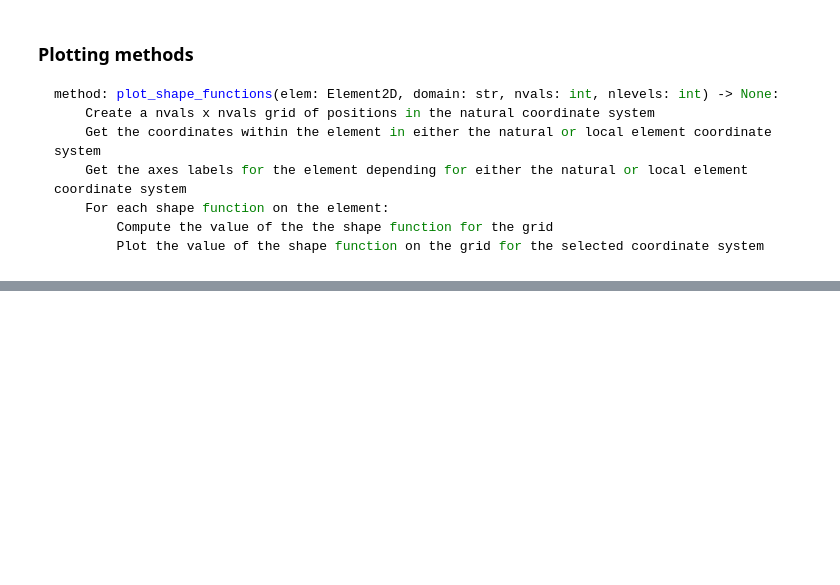
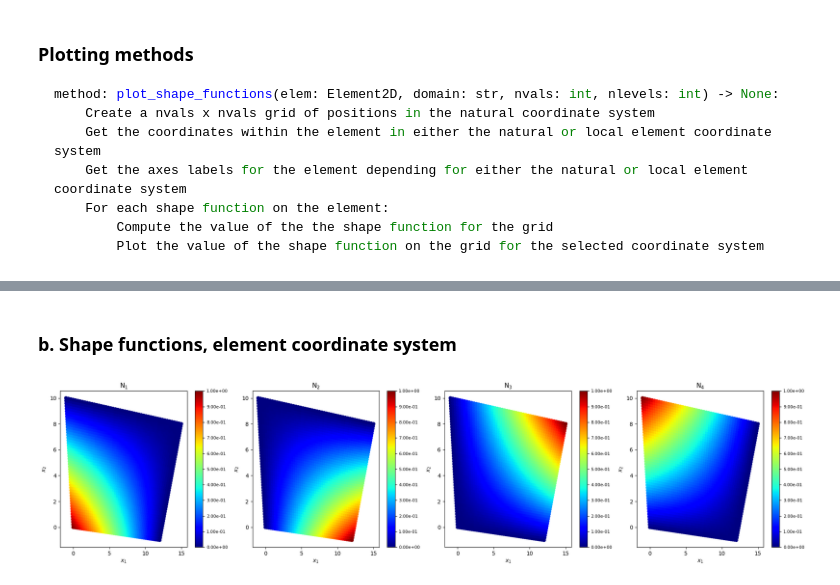
Before and after one commit to mnolaya/theory-of-fea, a Jupyter notebook: homeworks/hw2/hw2_soln.ipynb, the cells around one changed output, grey strips where cells are left out. Cells and saved outputs as stored; diff of their text form; code cells hidden in the pictures; blank space fills up the shorter version.

```diff
--- a/homeworks/hw2/hw2_soln.ipynb
+++ b/homeworks/hw2/hw2_soln.ipynb
@@ -358,0 +360,7 @@ fig.tight_layout()
+# %% [markdown]
+### b. Shape functions, element coordinate system
+# %%
+fig, axes = mfe.plot.plot_element_shape_functions(N, x_grid, method='scatter', coord_sys='element')
+fig.tight_layout()
+# %% [output]
+[figure, added]
```
Also changed, not shown: parts of 34 cells of this notebook, 7 other files.
